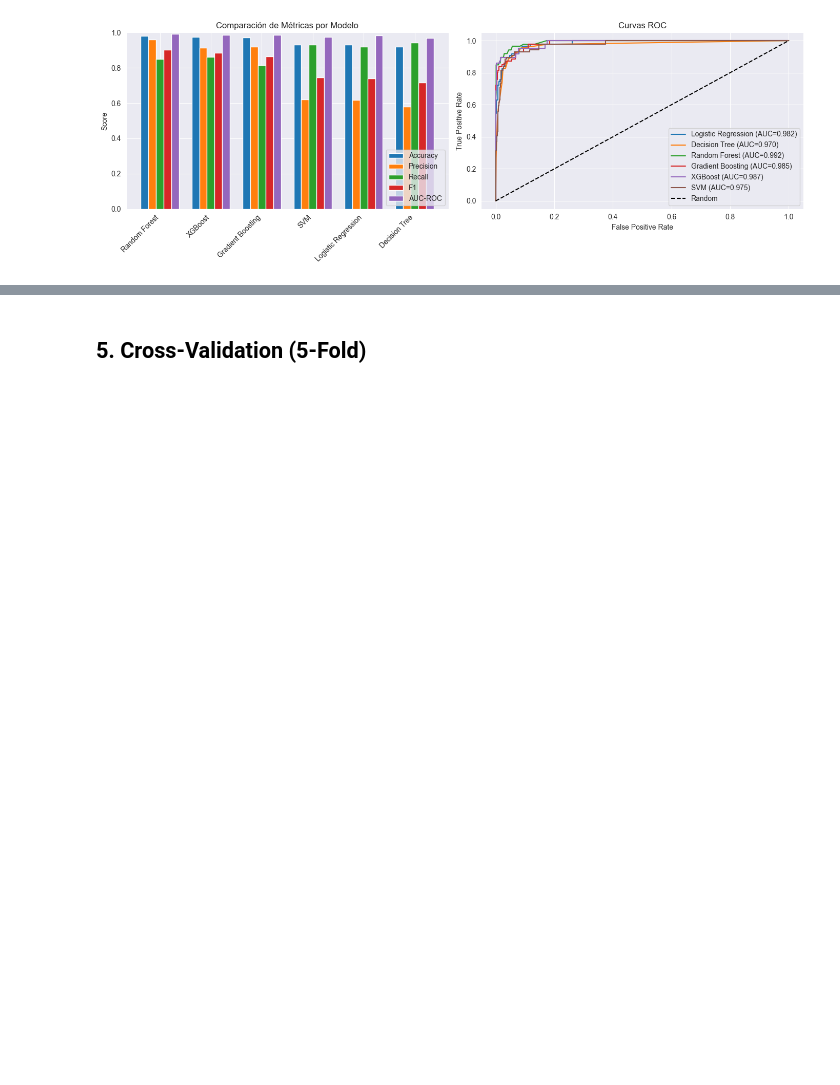
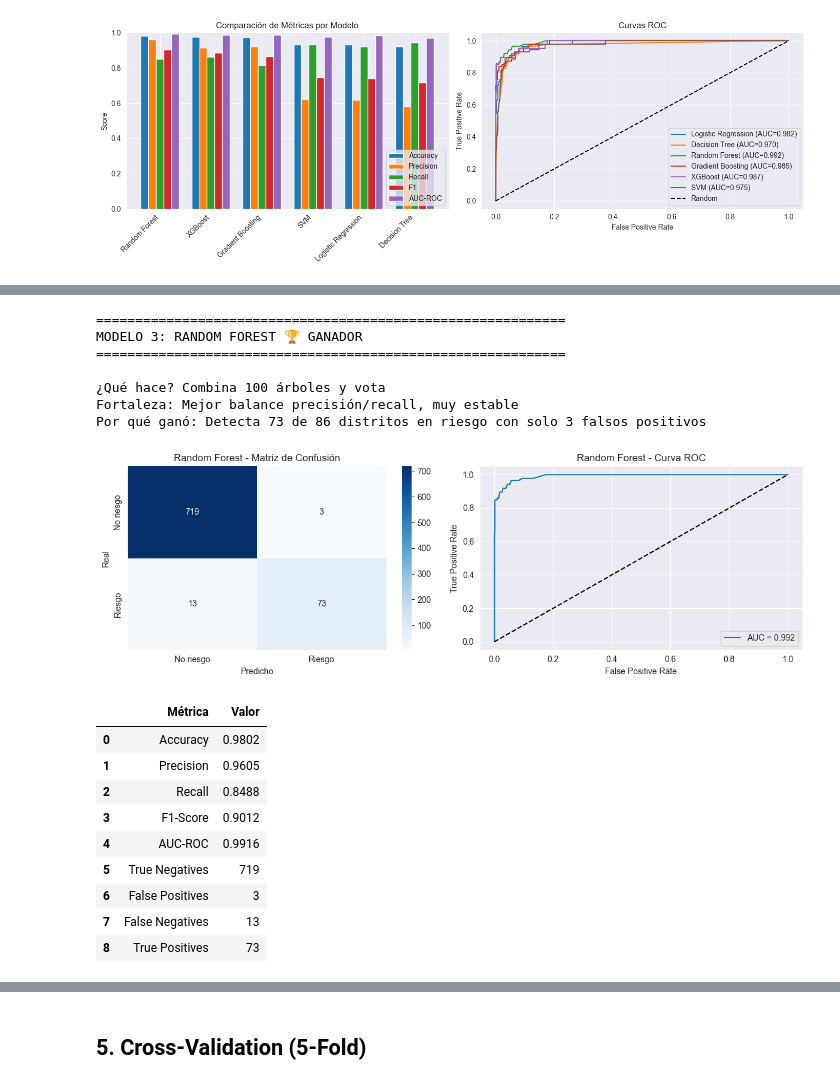
Before and after one commit to jorge-ivan-jimenez-reyes/MachineLearning, a Jupyter notebook: Proyecto/grad_rate_models.ipynb, the cells around one changed output, grey strips where cells are left out. Drawn from its saved outputs; the diff is of its cells as text; code cells hidden in the pictures; blank space fills up the shorter version.

```diff
--- a/Proyecto/grad_rate_models.ipynb
+++ b/Proyecto/grad_rate_models.ipynb
@@ -170,0 +245,30 @@ plt.show()
+# %%
+# 4.3 RANDOM FOREST 🏆 GANADOR
+print("="*60)
+print("MODELO 3: RANDOM FOREST 🏆 GANADOR")
+print("="*60)
+print("""
+¿Qué hace? Combina 100 árboles y vota
+Fortaleza: Mejor balance precisión/recall, muy estable
+Por qué ganó: Detecta 73 de 86 distritos en riesgo con solo 3 falsos positivos
+""")
+plot_model_analysis('Random Forest', models['Random Forest'], X_test, y_test)
+# %% [output]
+============================================================
+MODELO 3: RANDOM FOREST 🏆 GANADOR
+============================================================
+
+¿Qué hace? Combina 100 árboles y vota
+Fortaleza: Mejor balance precisión/recall, muy estable
+Por qué ganó: Detecta 73 de 86 distritos en riesgo con solo 3 falsos positivos
+[figure, added]
+|  | Métrica | Valor |
+| 0 | Accuracy | 0.9802 |
+| 1 | Precision | 0.9605 |
+| 2 | Recall | 0.8488 |
+| 3 | F1-Score | 0.9012 |
+| 4 | AUC-ROC | 0.9916 |
+| 5 | True Negatives | 719 |
+| 6 | False Positives | 3 |
+| 7 | False Negatives | 13 |
+| 8 | True Positives | 73 |
```
Also changed, not shown: parts of 10 cells of this notebook, 6 other files.
